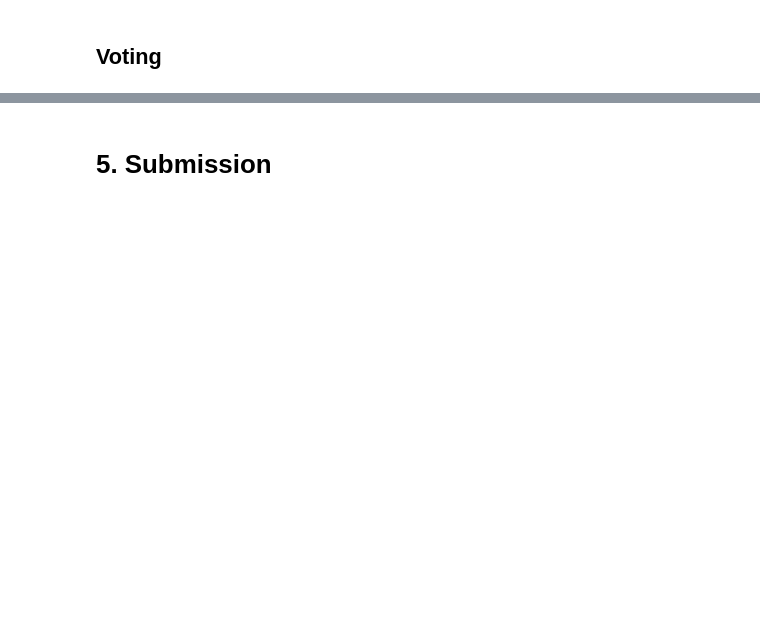
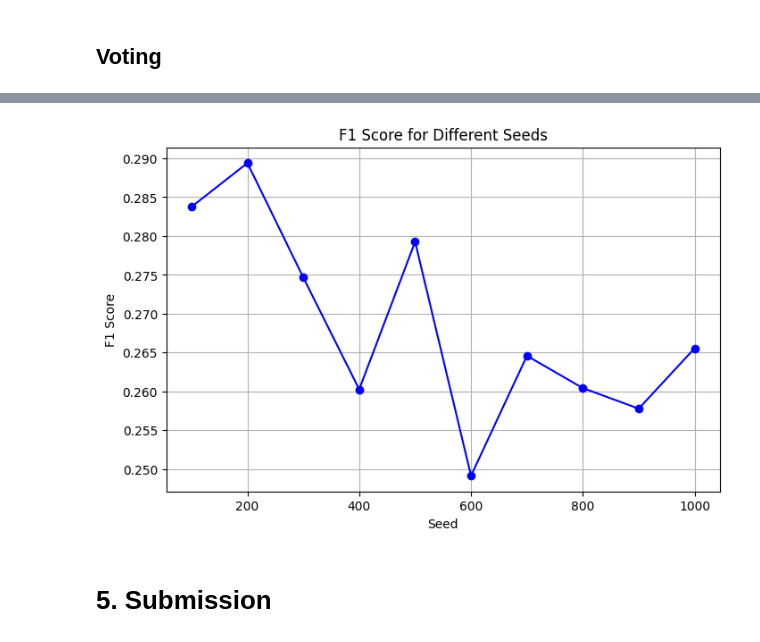
Before and after one commit to ByungwookYang/LG-Amers-5th, a Jupyter notebook: final_submission.ipynb, the cells around one changed output, grey strips where cells are left out. Drawn from its saved outputs; the diff is of its cells as text; code cells hidden in the pictures; blank space fills up the shorter version.

```diff
--- a/final_submission.ipynb
+++ b/final_submission.ipynb
@@ -409 +404,4 @@ print(train_data.shape); print(test_data.shape)
+# %%
+train_data = train_data.drop(columns = ['Collect Date_Dam', 'Collect Date_AutoClave', 'Collect Date_Fill1', 'Collect Date_Fill2'])
+test_data = test_data.drop(columns = ['Collect Date_Dam', 'Collect Date_AutoClave', 'Collect Date_Fill1', 'Collect Date_Fill2'])
 # %% [markdown]
@@ -435,0 +906,6 @@ y = train_data['target']
+# %%
+params = {'iterations': 561,
+'depth': 7,
+'learning_rate': 0.05857910198594344,
+'class_weights': {0:1, 1:7.1},
+'l2_leaf_reg': 9}
@@ -475,0 +1044,68 @@ model6 = CatBoostClassifier(**params6, cat_features=categorical_cols, random_sta
+# %%
+model1 = CatBoostClassifier(**params1, cat_features=categorical_cols, random_state=77, verbose=0, early_stopping_rounds  = 150, task_type='GPU', devices ='0')
+model2 = CatBoostClassifier(**params2, cat_features=categorical_cols, random_state=77, verbose=0, early_stopping_rounds  = 150, task_type='GPU', devices ='0')
+model3 = CatBoostClassifier(**params3, cat_features=categorical_cols, random_state=77, verbose=0, early_stopping_rounds  = 150, task_type='GPU', devices ='0')
+model4 = CatBoostClassifier(**params4, cat_features=categorical_cols, random_state=77, verbose=0, early_stopping_rounds  = 150, task_type='GPU', devices ='0')
+# model5 = CatBoostClassifier(**params5, cat_features=categorical_cols, random_state=77, verbose=0, early_stopping_rounds  = 150, task_type='GPU', devices ='0')
+#model6 = CatBoostClassifier(**params6, cat_features=categorical_cols, random_state=77, verbose=0, early_stopping_rounds  = 150)
+# %%
+X_train, X_val, y_train, y_val = train_test_split(X, y, test_size=0.3, stratify=y, random_state=77)
+# %%
+# Seed 범위 설정
+seeds = [100, 200, 300,400, 500, 600, 700, 800,900,1000]
+
+# F1 Score를 기록할 리스트 초기화
+f1_scores = []
+proba_results = {}
+pred_results = {}
+
+# Seed 값을 변경하며 모델 학습 및 평가
+for seed in seeds:
+    X_train, X_val, y_train, y_val = train_test_split(X, y, test_size=0.3, stratify=y, random_state=seed)
+
+    # Voting
+    voting_clf = VotingClassifier(
+    estimators=[('cat1', model1), ('cat2', model2),('cat3', model3),('cat4', model4)
+               ],
+    voting='soft'  # soft, hard
+            )
+
+    # VotingClassifier 학습
+    voting_clf.fit(X_train, y_train)
+
+    # 예측 및 평가
+    y_pred = voting_clf.predict(X_val) ; y_proba = voting_clf.predict_proba(X_val)
+    accuracy = accuracy_score(y_val, y_pred) ; precision = precision_score(y_val, y_pred)
+    recall = recall_score(y_val, y_pred) ; f1 = f1_score(y_val, y_pred) ; conf_matrix = confusion_matrix(y_val, y_pred)
+
+    # 결과 출력
+    print(f"Accuracy: {accuracy:.4f}"); print(f"Precision: {precision:.4f}")
+    print(f"Recall: {recall:.4f}"); print(f"F1 Score: {f1:.4f}")
+    print("\nConfusion Matrix:"); print(conf_matrix) ; print(pd.DataFrame(y_pred).value_counts())
+
+    # F1 Score 기록
+    f1_scores.append(f1)
+    proba_results[seed] = y_proba
+    pred_results[seed] = y_pred
+
+    # 현재 seed에 대한 결과 출력
+    print(f"Seed: {seed}, F1 Score: {f1:.4f}")
+
+# 최대 및 최소 F1 점수와 해당 시드 출력
+max_f1_score = max(f1_scores)
+min_f1_score = min(f1_scores)
+max_f1_seed = seeds[f1_scores.index(max_f1_score)]
+min_f1_seed = seeds[f1_scores.index(min_f1_score)]
+
+print(f"\nMax F1 Score: {max_f1_score:.4f} at Seed: {max_f1_seed}")
+print(f"Min F1 Score: {min_f1_score:.4f} at Seed: {min_f1_seed}")
+
+# F1 Score 평균 출력
+mean_f1_score = pd.DataFrame(f1_scores).mean()
+print(f"\nMean F1 Score: {mean_f1_score[0]:.4f}")
+
+# F1 Score 플롯 그리기
+plt.figure(figsize=(8, 5)) ; plt.plot(seeds, f1_scores, marker='o', linestyle='-', color='b')
+plt.title('F1 Score for Different Seeds')
+plt.xlabel('Seed') ; plt.ylabel('F1 Score') ; plt.grid(True) ; plt.show()
+# %% [output]
@@ -475,0 +1129 @@ model6 = CatBoostClassifier(**params6, cat_features=categorical_cols, random_sta
+[figure, added]
```
Also changed, not shown: parts of 54 cells of this notebook.
